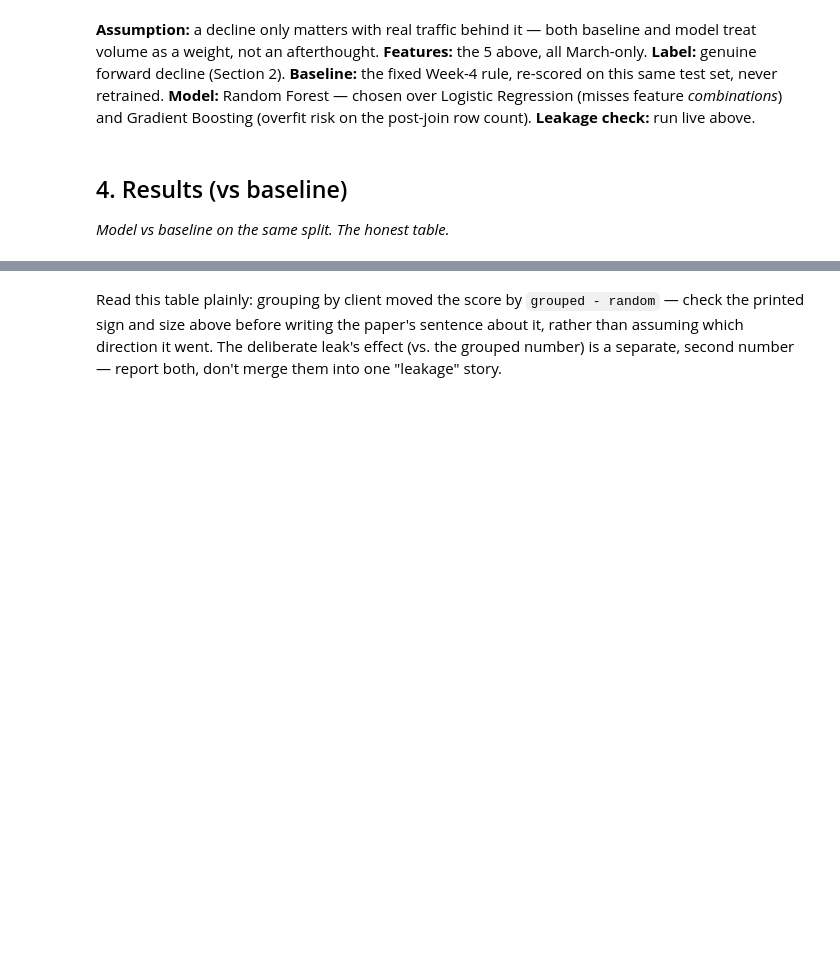
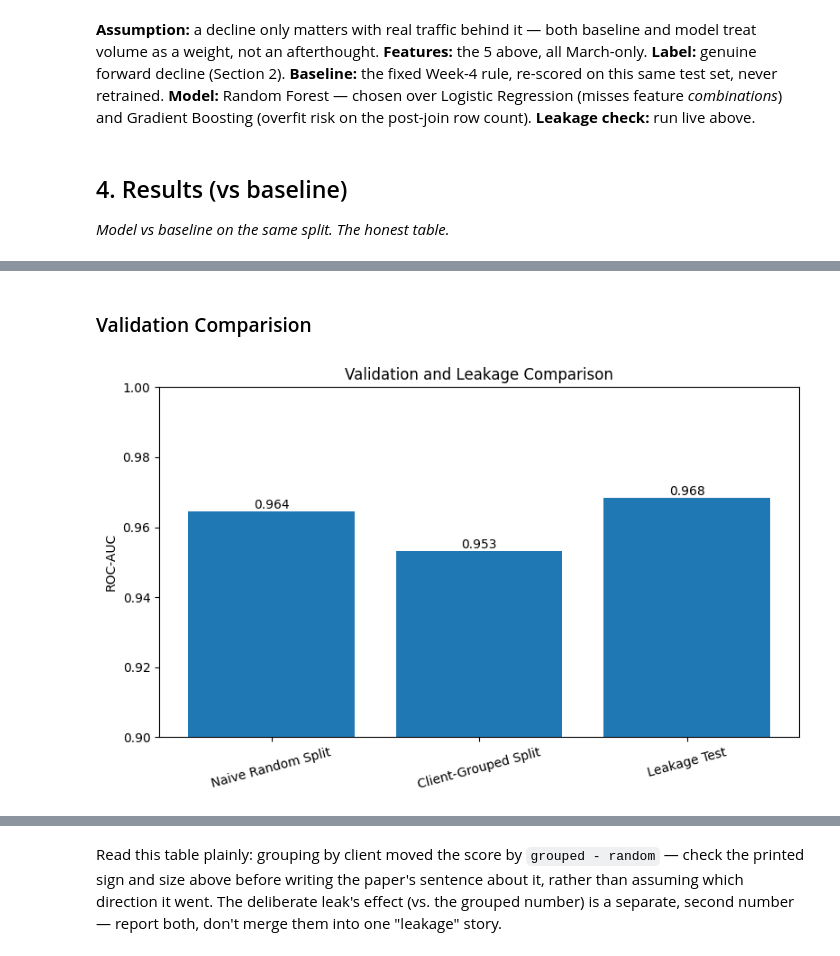
Before and after one commit to GokulM8/Internship, a Jupyter notebook: work/notebooks/capstone.ipynb, the cells around one changed output, grey strips where cells are left out. Cells and saved outputs as stored; diff of their text form; code cells hidden in the pictures; blank space fills up the shorter version.

```diff
--- a/work/notebooks/capstone.ipynb
+++ b/work/notebooks/capstone.ipynb
@@ -164,0 +221,41 @@ close to the label (which just compares march vs april totals).
+# %% [markdown]
+### Validation Comparision
+# %%
+validation_labels = [
+    "Naive Random Split",
+    "Client-Grouped Split",
+    "Leakage Test"
+]
+
+auc_random  = 0.9644856169969379
+auc_grouped = 0.9532328353885542
+auc_leak    = 0.9684178597690863
+
+validation_scores = [
+    auc_random,
+    auc_grouped,
+    auc_leak
+]
+
+fig, ax = plt.subplots(figsize=(8, 5))
+
+bars = ax.bar(validation_labels, validation_scores)
+
+ax.set_ylabel("ROC-AUC")
+ax.set_title("Validation and Leakage Comparison")
+ax.set_ylim(0.90, 1.00)
+
+ax.bar_label(bars, fmt="%.3f")
+
+plt.xticks(rotation=15)
+plt.tight_layout()
+
+plt.savefig(
+    "work/figures/validation_comparison.png",
+    dpi=200,
+    bbox_inches="tight"
+)
+
+plt.show()
+# %% [output]
+[figure, added]
```
Also changed, not shown: parts of 12 cells of this notebook.
